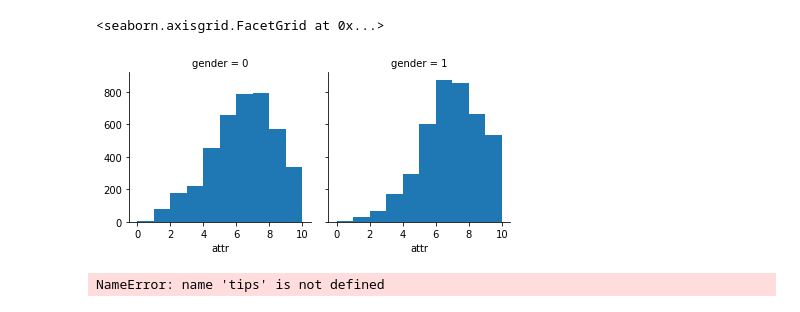
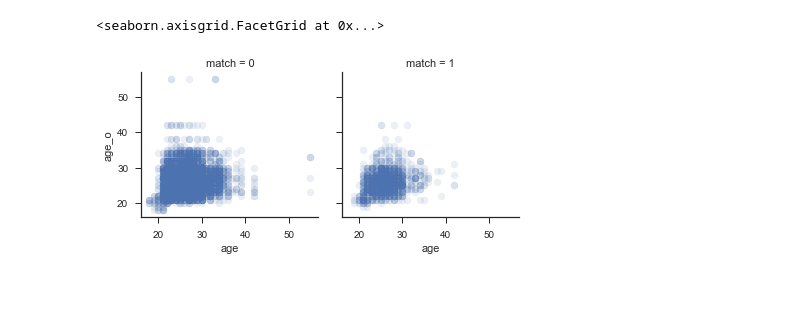
Before and after one commit to imsaulpark/Speed-dating-in-kaggle, a Jupyter notebook: Untitled.ipynb, the cells around one changed output. Cells and saved outputs as stored; diff of their text form; code cells hidden in the pictures.

```diff
--- a/Untitled.ipynb
+++ b/Untitled.ipynb
@@ -1,4 +1,6 @@
 # %%
+%matplotlib inline
+
 import numpy as np
 import pandas as pd
 import seaborn as sns
@@ -6,16 +8,15 @@ from scipy import stats
 import matplotlib as mpl
 import matplotlib.pyplot as plt
 
+sns.set(style="ticks")
+np.random.seed(sum(map(ord, "axis_grids")))
+
 data = pd.read_csv("data/Speed Dating Data.csv")
-# %%
-g = sns.FacetGrid(data, col="gender")
-g.map(plt.hist, "attr")
-# %% [output]
-<seaborn.axisgrid.FacetGrid at 0x...>
-[figure, removed]
 # %%
-g = sns.FacetGrid(tips, col="gender", hue="career_c")
-g.map(plt.scatter, "", "", alpha=.7)
-g.add_legend();
+data_1=data.dropna(subset=['match', 'age', 'age_o'])
+g = sns.FacetGrid(data_1, col="match")
+g.map(plt.scatter, "age", "age_o", alpha=.1)
+g.add_legend()
 # %% [output]
-NameError: name 'tips' is not defined
+<seaborn.axisgrid.FacetGrid at 0x...>
+[figure, added]
```
Also changed, not shown: parts of 7 cells of this notebook.
